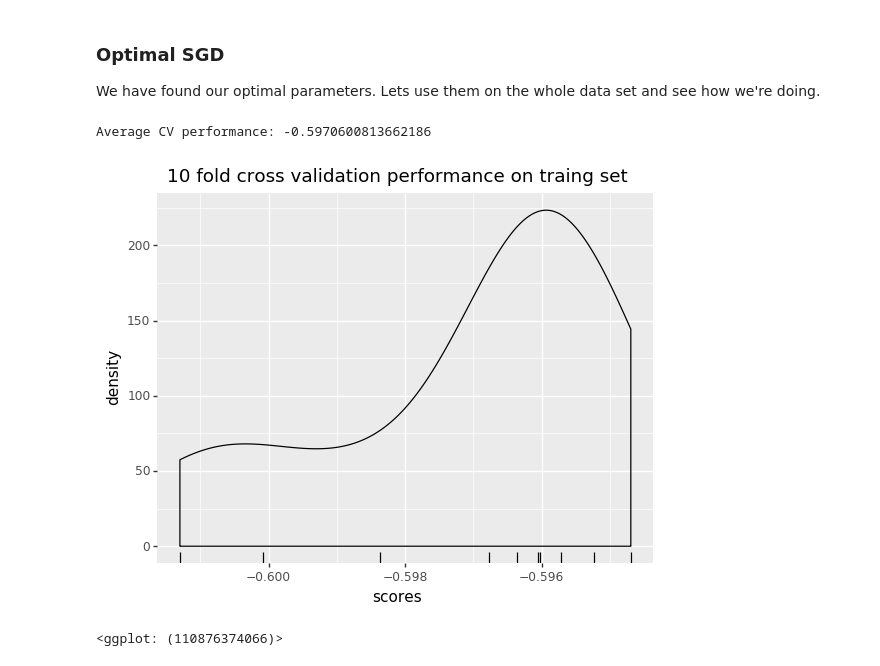
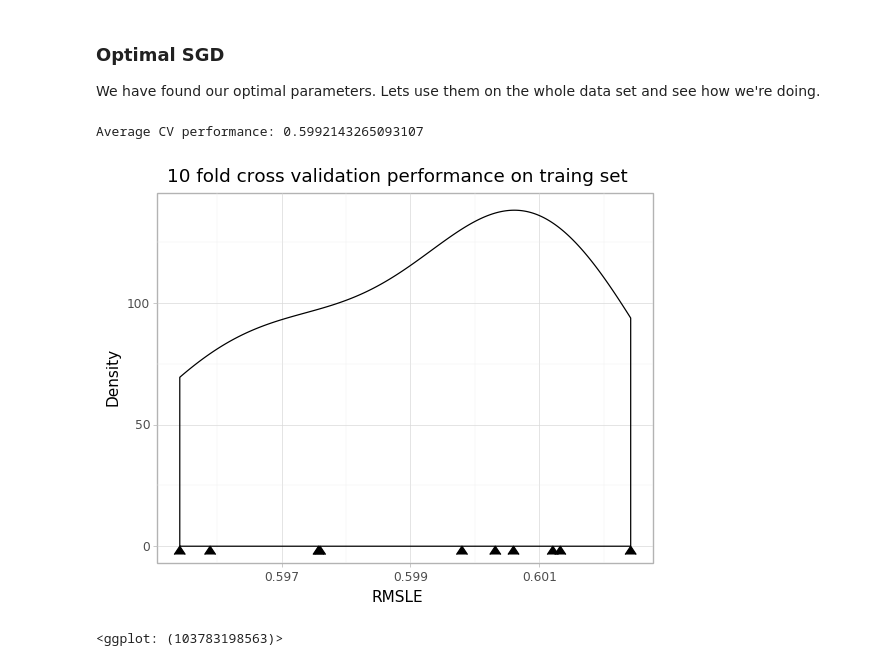
Before and after one commit to RishiSadhir/kaggle-mercari, a Jupyter notebook: 01 Simple model pipeline (No NLP).ipynb, the cells around one changed output. Cells and saved outputs as stored; diff of their text form; code cells hidden in the pictures.

```diff
--- a/01 Simple model pipeline (No NLP).ipynb
+++ b/01 Simple model pipeline (No NLP).ipynb
@@ -10,8 +25,10 @@ warnings.filterwarnings('ignore')
 # %%
-# TODO use a relative path here
-train_path = "C:\\Users\\Rishi\\Documents\\Kaggle\\Mercari\\data\\train.tsv"
+import os
+
+train_path = os.getcwd() + "\\data\\train.tsv"
 train = pd.read_csv(train_path, sep='\t')
 
+# Set random seed for reproducibility
 pd.np.random.seed(369)
 # %% [markdown]
 # Preprocessing
@@ -151,11 +161,16 @@ sgd = SGDRegressor(alpha=1.0000000000000001e-05, average=False, epsilon=0.1,
        tol=None, verbose=0, warm_start=False)
 scores = cross_val_score(sgd, train_x_encoded, train_y, cv=10, scoring=rmsle_score)
 # %%
+scores = np.vectorize(abs)(scores)
 print("Average CV performance: {0}".format(scores.mean()))
 # %% [output]
-Average CV performance: -0.5970600813662186
+Average CV performance: 0.5992143265093107
 # %%
-ggplot(pd.DataFrame({'scores': scores}), aes('scores')) + geom_density() + geom_rug() + ggtitle("10 fold cross validation performance on traing set")
+ggplot(pd.DataFrame({'scores': scores}), aes('scores')) + \
+    geom_density() + geom_point(aes(x="scores", y=0), shape=6, size=4) + \
+    ggtitle("10 fold cross validation performance on traing set") + \
+    ylab("Density") + xlab("RMSLE") + \
+    theme_light()
 # %% [output]
-[figure, old version]
+[figure, new version]
-<ggplot: (110876374066)>
+<ggplot: (103783198563)>
```
Also changed, not shown: parts of 6 cells of this notebook.
